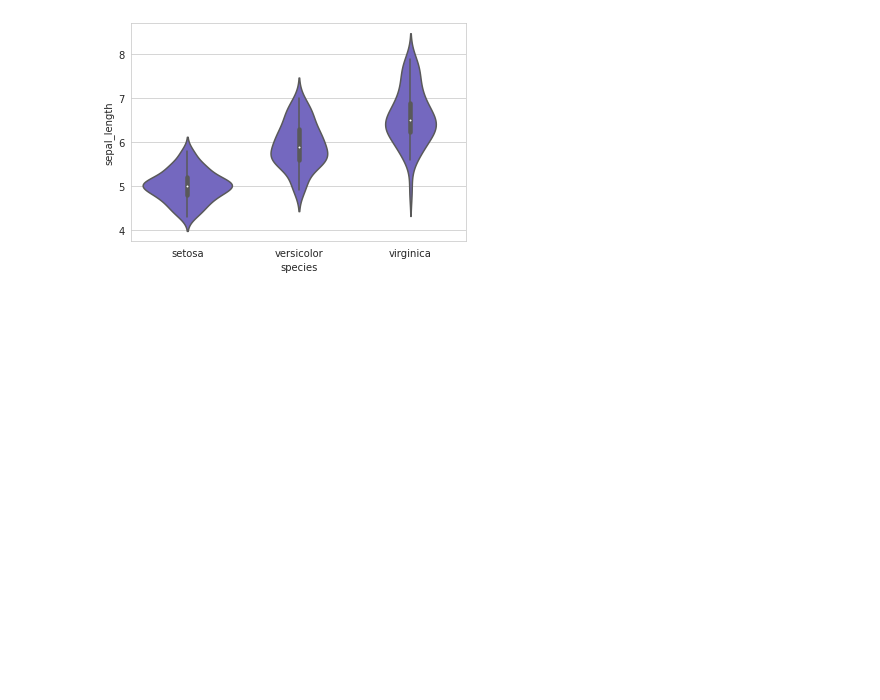
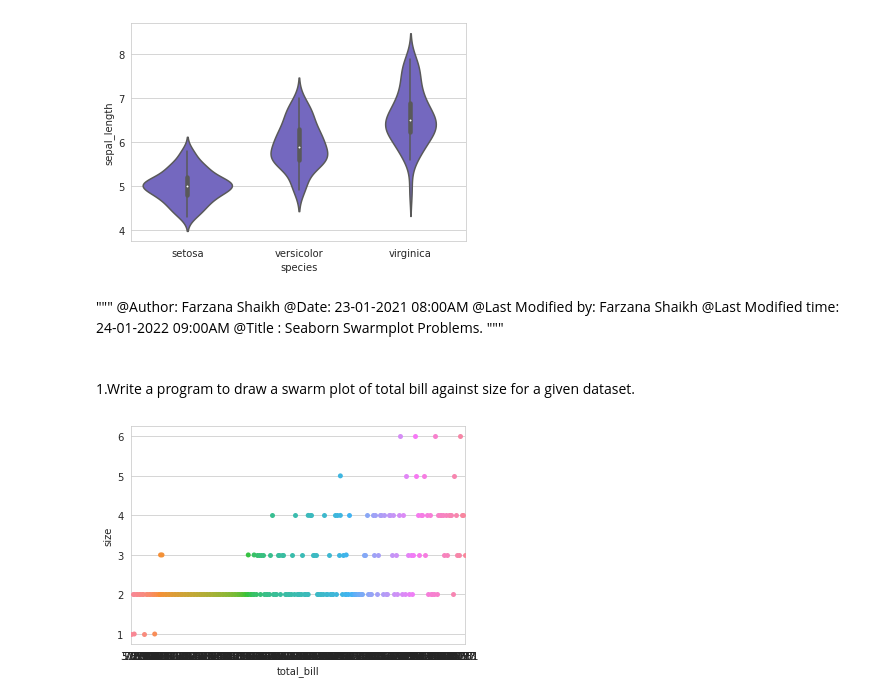
Before and after one commit to shaikhfarzana/Python-Libraries, a Jupyter notebook: Seaborn_Problems/Seaborn_Scatterplot/Seaborn_Scatterplot.ipynb, the cells around one changed output. Drawn from its saved outputs; the diff is of its cells as text; code cells hidden in the pictures; blank space fills up the shorter version.

Commit message:
[Farzana] Add: Python program to draw swarm plot of total bill against size for a given dataset.

```diff
--- a/Seaborn_Problems/Seaborn_Scatterplot/Seaborn_Scatterplot.ipynb
+++ b/Seaborn_Problems/Seaborn_Scatterplot/Seaborn_Scatterplot.ipynb
@@ -49,7 +49,7 @@ if __name__ == "__main__":
 from matplotlib import pyplot as plt
 import seaborn as sns
 
-def draw_scatter_plot():
+def draw_swarm_plot():
     """
        Description:
           Function is used to draw a violin plot for a given dataset.
@@ -65,7 +65,7 @@ def draw_scatter_plot():
     plt.show()
 
 if __name__ == "__main__":
-    draw_scatter_plot()
+    draw_swarm_plot()
 # %% [output]
 [figure]
 # %% [markdown]
@@ -94,2 +94,39 @@ if __name__ == "__main__":
 # %% [output]
 [figure]
+# %% [markdown]
+"""
+@Author: Farzana Shaikh
+@Date: 23-01-2021 08:00AM
+@Last Modified by: Farzana Shaikh
+@Last Modified time: 24-01-2022 09:00AM
+@Title : Seaborn Swarmplot Problems.
+"""
+# %% [markdown]
+<!-- SWARMPLOT -->
+# %% [markdown]
+1.Write a program to draw a swarm plot of total bill against size for a given dataset.
+# %%
+from matplotlib import pyplot as plt
+import seaborn as sns
+
+def draw_swarm_plot():
+    """
+       Description:
+          Function is used to draw a swarm plot for a given dataset.
+       Parameter:
+          No parameter required.
+       Return:
+          Returns nothing.
+    """
+    sns.set_style('whitegrid')
+
+    # Import Data
+    tips_dataset = sns.load_dataset("tips")
+
+    sns.swarmplot(x="total_bill", y="size", data=tips_dataset)
+    plt.show()
+
+if __name__ == "__main__":
+    draw_swarm_plot()
+# %% [output]
+[figure, added]
```
Also changed, not shown: parts of 1 cell of this notebook.
